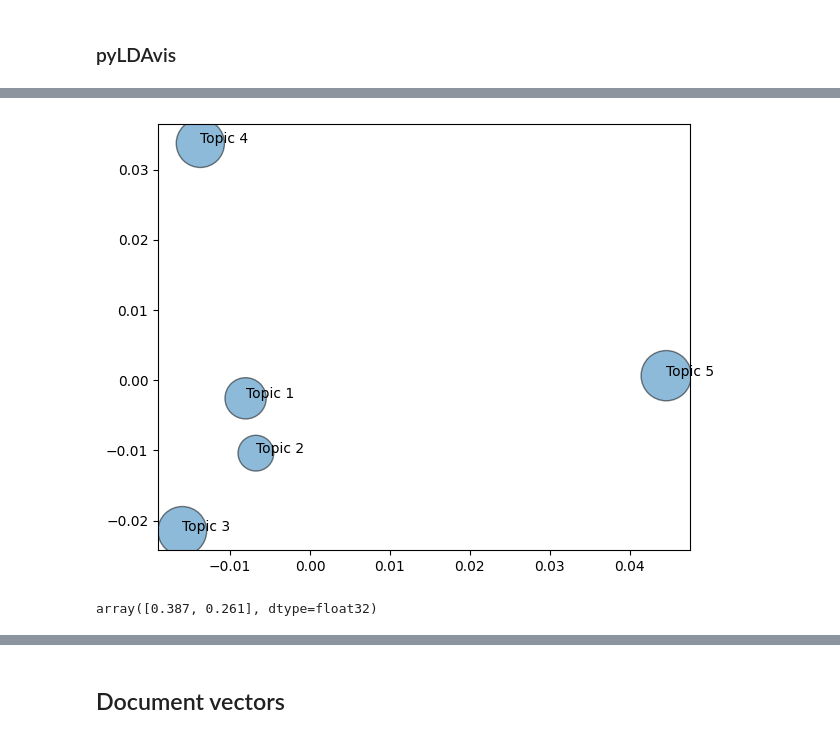
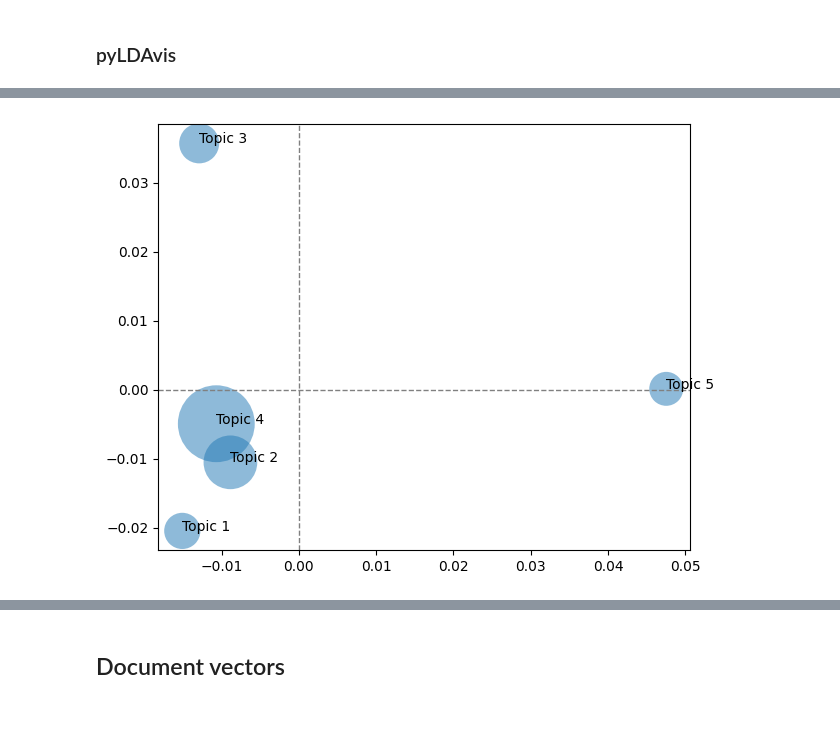
Before and after one commit to DCMLab/ddd, a Jupyter notebook: text_stats.ipynb, the cells around one changed output, grey strips where cells are left out. Cells and saved outputs as stored; diff of their text form; code cells hidden in the pictures.

```diff
--- a/text_stats.ipynb
+++ b/text_stats.ipynb
@@ -189,10 +195,12 @@ pyLDAvis.display(prepared_data)
 # %%
 # Plot and save most common terms along topics
 
-for i in range(5):
+top_n = 15
+
+for i in range(K):
     terms = []
     scores = []
-    for name, score in mdl.get_topic_words(i, top_n=10):
+    for name, score in mdl.get_topic_words(i, top_n=top_n):
         terms.append(name)
         scores.append(score)
 
@@ -221,11 +229,11 @@ for i in range(5):
 # %%
-cols = [k for k in range(5)]
-idx = [str(i) for i in range(10)]
+cols = [k for k in range(K)]
+idx = [str(i) for i in range(top_n)]
 
 top10 = pandas.DataFrame(index=idx, columns=cols)
 
-for k in range(5):
-    top10[k] = [word + f" ({round(freq*100, 2)})" for word, freq in mdl.get_topic_words(k)]
+for k in range(K):
+    top10[k] = [word + f" ({round(freq*100, 2)})" for word, freq in mdl.get_topic_words(k, top_n=top_n)]
 
 top10.columns = [f"Topic {c + 1}" for c in top10.columns]
 # %%
@@ -251,7 +264,7 @@ doc_lengths = np.array([len(doc.words) for doc in mdl.docs])
 vocab = list(mdl.used_vocabs)
 term_frequency = mdl.used_vocab_freq
 # %%
-pca = PCA(n_components=2)
+pca = PCA(n_components=K)
 #pca = MDS(n_components=2)
 X = pca.fit_transform(topic_term_dists)
 # %%
@@ -259,18 +272,16 @@ coherence = tp.coherence.Coherence(mdl)
 # %%
 warnings.filterwarnings("ignore")
 # %%
-sizes = [np.exp(coherence.get_score(topic_id=i))*5000 for i in range(5)]
+sizes = [ 1 / np.exp(coherence.get_score(topic_id=i)) * 200 for i in range(K)]
 # %%
-plt.scatter(X[:,0], X[:,1], s=sizes, edgecolor="k", alpha=.5)
+plt.axvline(0, ls="--", c="gray", lw=1.)
+plt.axhline(0, ls="--", c="gray", lw=1.)
+plt.scatter(X[:,0], X[:,1], s=sizes, edgecolor="none", alpha=.5)
 
-for i in range(5):
+for i in range(K):
     plt.annotate(f"Topic {i+1}", (X[:,0][i], X[:,1][i]))
 
 plt.tight_layout()
 plt.savefig('topics.png')
 # %% [output]
-[figure, old version]
+[figure, new version]
-# %%
-pca.explained_variance_ratio_.round(3)
-# %% [output]
-array([0.387, 0.261], dtype=float32)
```
Also changed, not shown: parts of 14 cells of this notebook, 17 other files.
